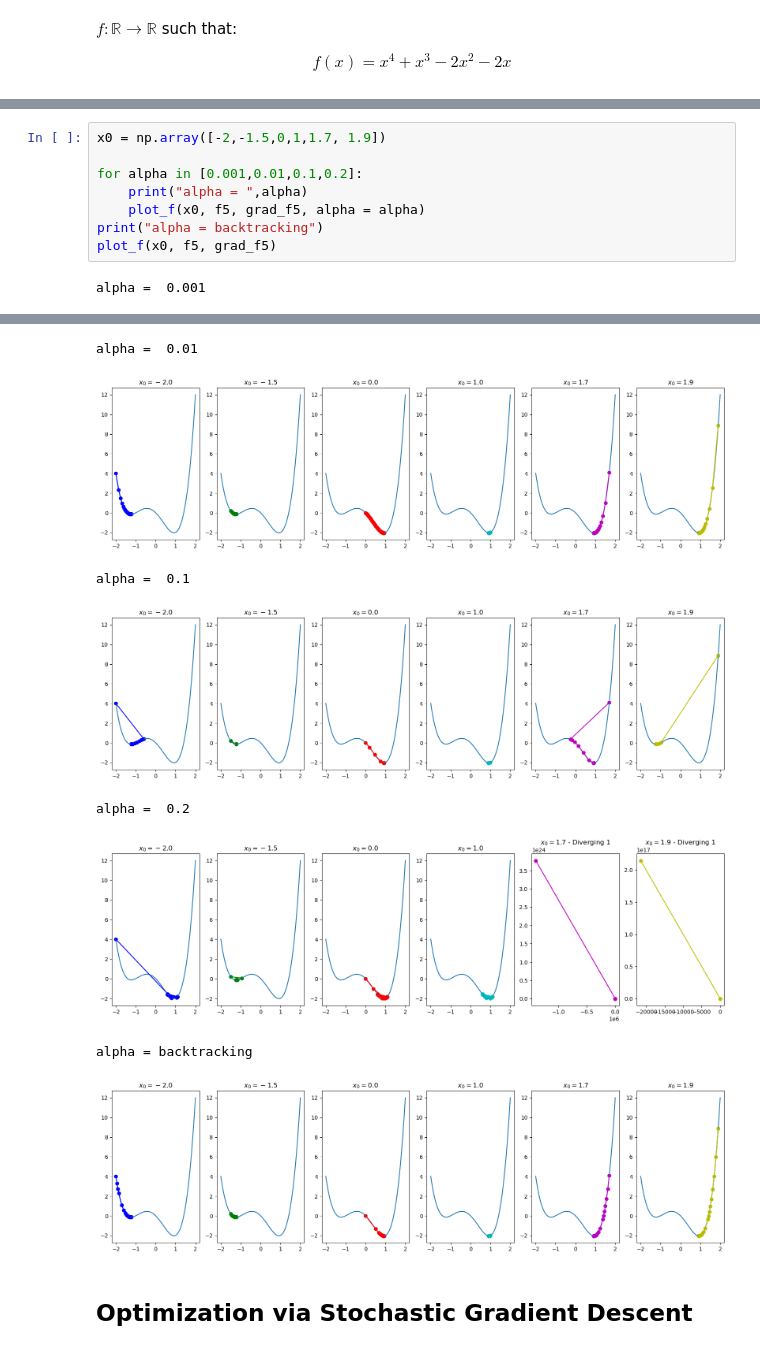
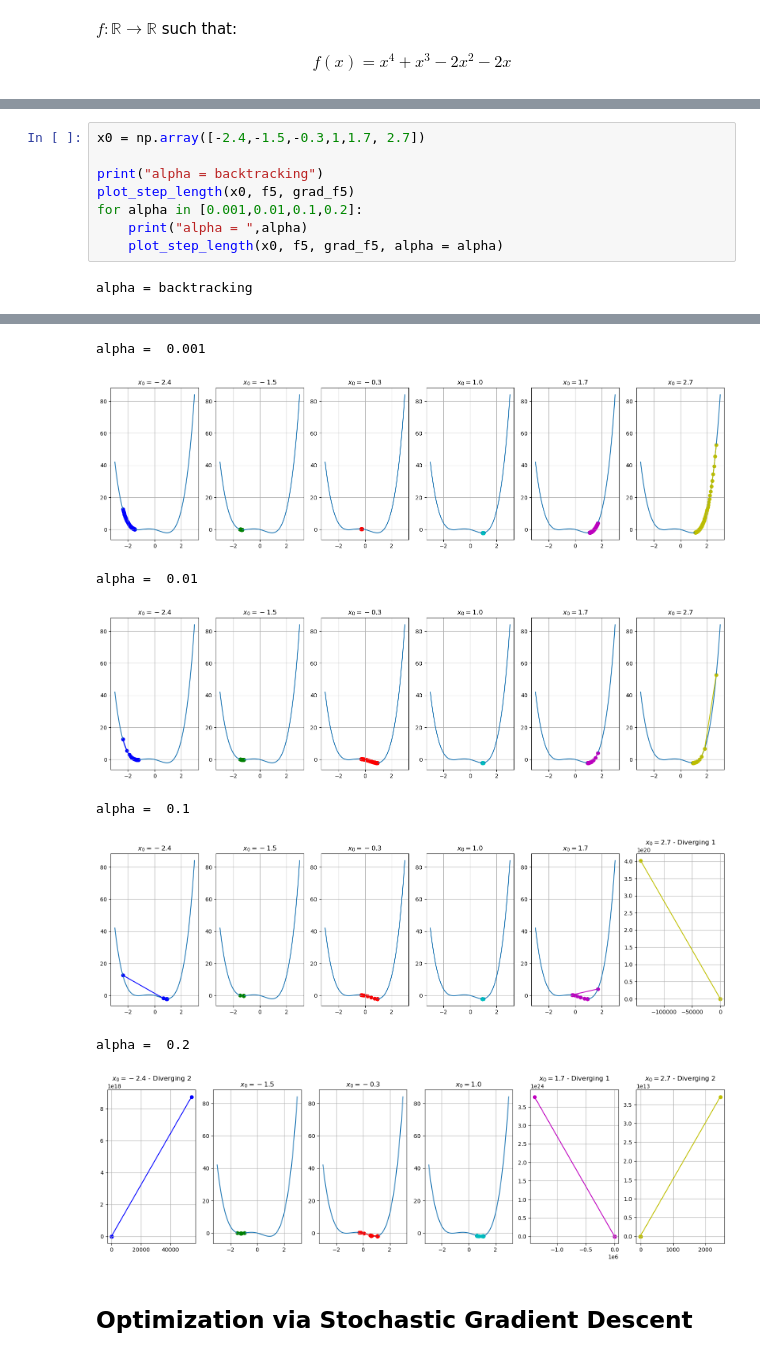
Before and after one commit to 26leonardo/homework_ssm_unibo, a Jupyter notebook: homework3.ipynb, the cells around one changed output, grey strips where cells are left out. Saved outputs shown, nothing was run; the diff lists cells and outputs as text.

```diff
--- a/homework3.ipynb
+++ b/homework3.ipynb
@@ -158,10 +158,10 @@ exercise_f(f5,grad_f5,x0=x0,true_sol=true_sol, dimensions=1)
 # %%
-x0 = np.array([-2,-1.5,0,1,1.7, 1.9])
+x0 = np.array([-2.4,-1.5,-0.3,1,1.7, 2.7])
 
+print("alpha = backtracking")
+plot_step_length(x0, f5, grad_f5)
 for alpha in [0.001,0.01,0.1,0.2]:
     print("alpha = ",alpha)
-    plot_f(x0, f5, grad_f5, alpha = alpha)
-print("alpha = backtracking")
-plot_f(x0, f5, grad_f5)
+    plot_step_length(x0, f5, grad_f5, alpha = alpha)
 # %% [output]
-alpha =  0.001
+alpha = backtracking
@@ -169,11 +169,11 @@ alpha =  0.001
-alpha =  0.01
+alpha =  0.001
-[figure, old version]
+[figure, new version]
-alpha =  0.1
+alpha =  0.01
-[figure, old version]
+[figure, new version]
-alpha =  0.2
+alpha =  0.1
-[figure, old version]
+[figure, new version]
-alpha = backtracking
+alpha =  0.2
-[figure, old version]
+[figure, new version]
 # %% [markdown]
 ## Optimization via Stochastic Gradient Descent
 # %%
```
Also changed, not shown: parts of 9 cells of this notebook, 2 other files.
